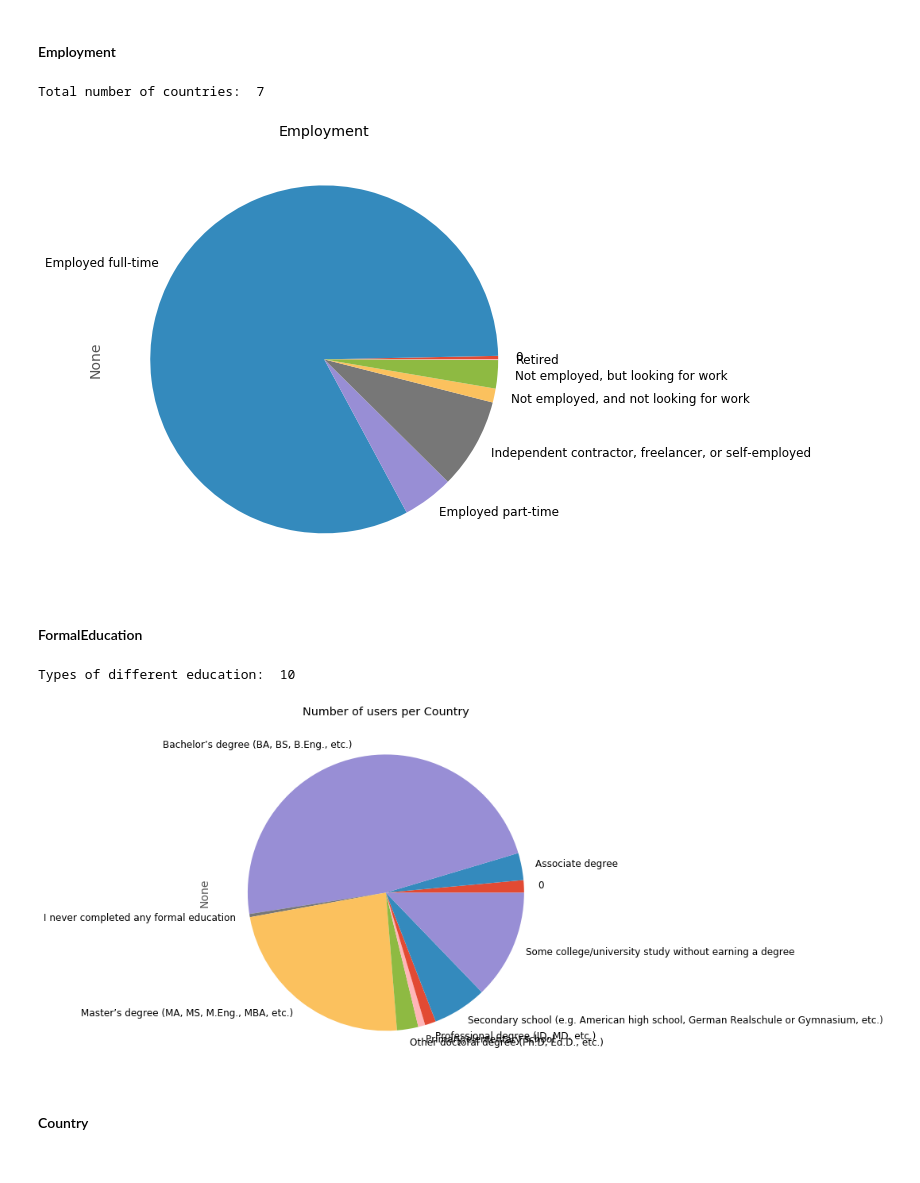
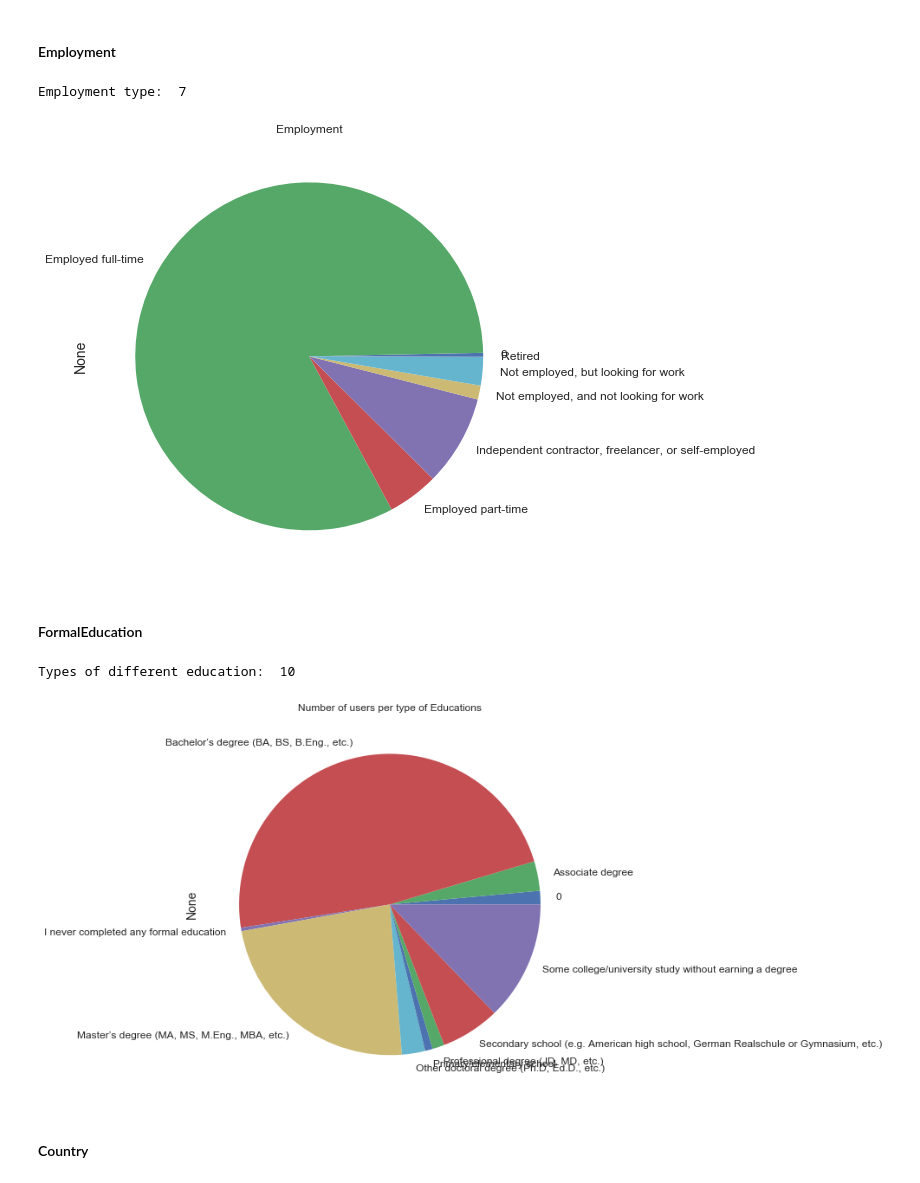
Before and after one commit to cmougan/Presentations, a Jupyter notebook: QuantileEncoder/QE_presentation.ipynb, the cells around one changed output. Saved outputs shown, nothing was run; the diff lists cells and outputs as text; code cells hidden in the pictures.

```diff
--- a/QuantileEncoder/QE_presentation.ipynb
+++ b/QuantileEncoder/QE_presentation.ipynb
@@ -29,7 +29,7 @@ from category_encoders.m_estimate import MEstimateEncoder
 from sktools.selectors import TypeSelector
 from sktools.encoders import QuantileEncoder
 %matplotlib inline
-plt.style.use('ggplot')
+plt.style.use('seaborn')
 rcParams['axes.labelsize'] = 14
 rcParams['xtick.labelsize'] = 12
 rcParams['ytick.labelsize'] = 12
@@ -60,24 +60,24 @@ df.head()
 #### Employment
 # %%
 plt.figure()
-print('Total number of countries: ',df.Employment.nunique())
+print('Employment type: ',df.Employment.nunique())
 plt.title('Employment')
 df.groupby('Employment').size().plot.pie();
 plt.show();
 # %% [output]
-Total number of countries:  7
+Employment type:  7
-[figure, old version]
+[figure, new version]
 # %% [markdown]
 #### FormalEducation
 # %%
 print('Types of different education: ',df.FormalEducation.nunique())
 plt.figure()
-plt.title('Number of users per Country')
+plt.title('Number of users per type of Educations')
 df.groupby('FormalEducation').size().plot.pie();
 plt.show();
 # %% [output]
 Types of different education:  10
-[figure, old version]
+[figure, new version]
 # %% [markdown]
 #### Country
 # %%
```
Also changed, not shown: parts of 3 cells of this notebook.
